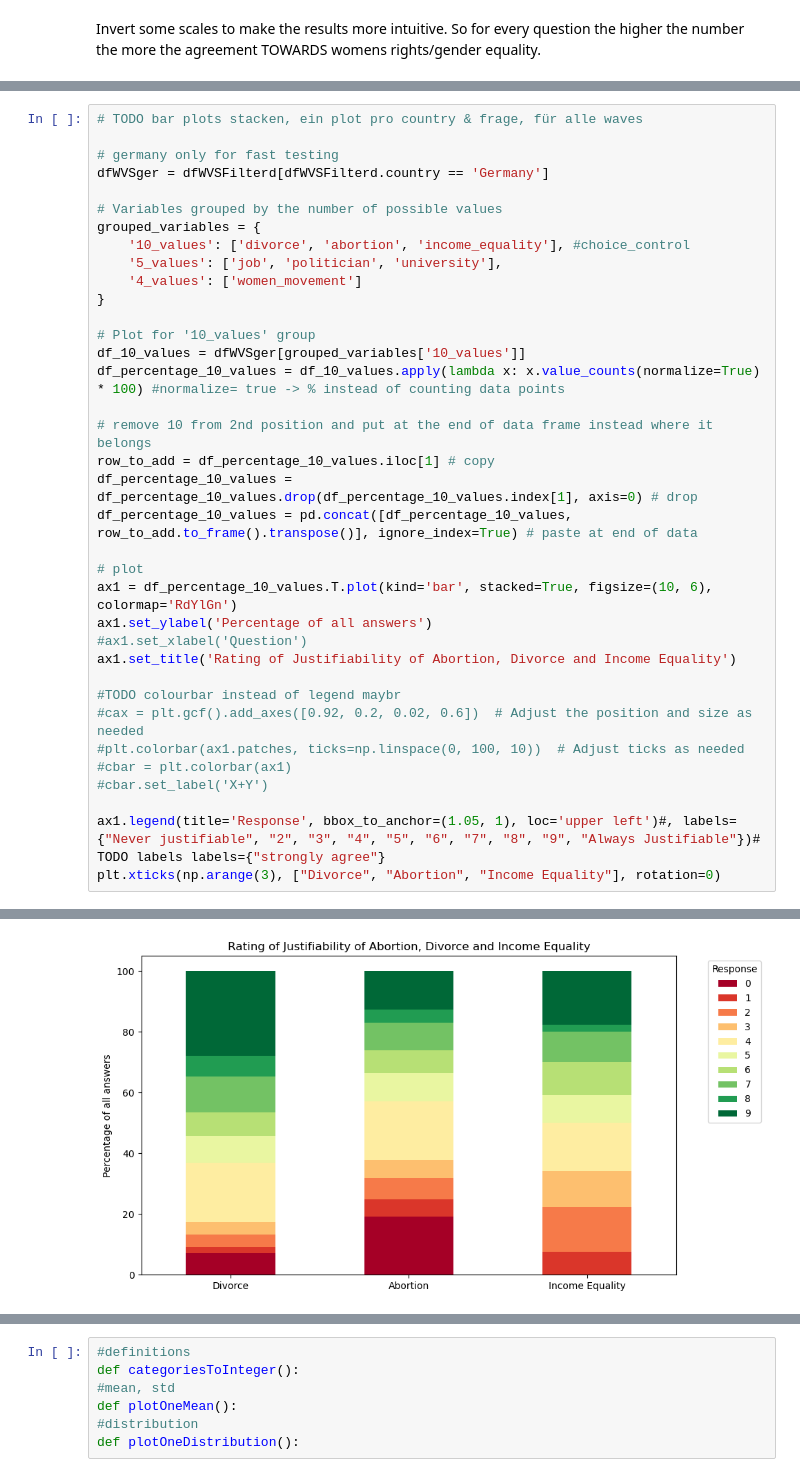
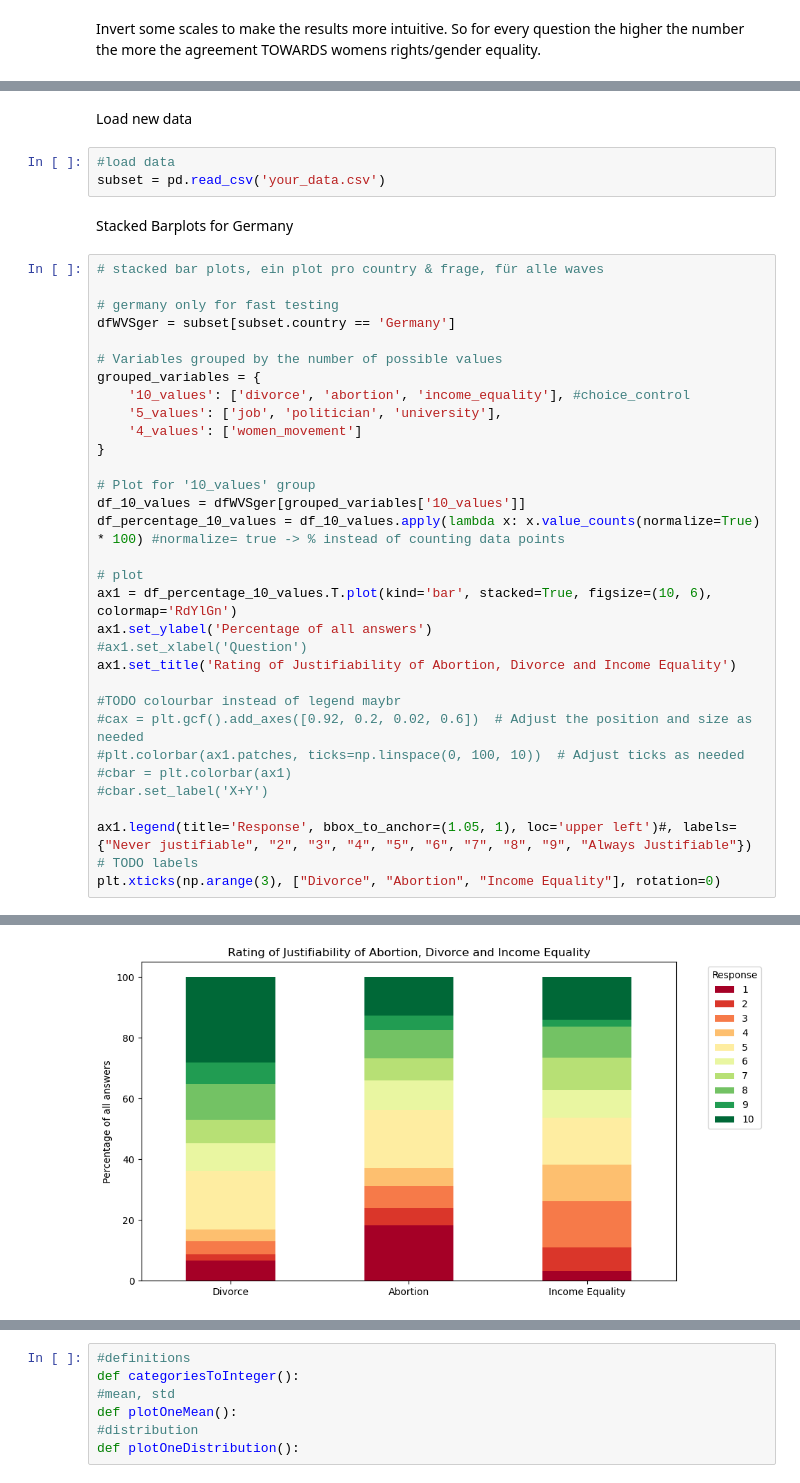
Before and after one commit to BeTheMaster/WorldGenderValues, a Jupyter notebook: src/View_WVS.ipynb, the cells around one changed output, grey strips where cells are left out. Cells and saved outputs as stored; diff of their text form.

Commit message:
opinions overview plots, changed datatype, added subset of data as csv

```diff
--- a/src/View_WVS.ipynb
+++ b/src/View_WVS.ipynb
@@ -218,44 +196,47 @@ dfWVSFilterd['income_equality'] = dfWVSFilterd['income_equality'].replace({1:10,
+# %% [markdown]
+Load new data
+# %%
+#load data
+subset = pd.read_csv('your_data.csv')
+# %% [markdown]
+Stacked Barplots for Germany
 # %%
-# TODO bar plots stacken, ein plot pro country & frage, für alle waves
+# stacked bar plots, ein plot pro country & frage, für alle waves
 
 # germany only for fast testing
-dfWVSger = dfWVSFilterd[dfWVSFilterd.country == 'Germany']
+dfWVSger = subset[subset.country == 'Germany']
 
 # Variables grouped by the number of possible values
 grouped_variables = {
     '10_values': ['divorce', 'abortion', 'income_equality'], #choice_control
     '5_values': ['job', 'politician', 'university'],
     '4_values': ['women_movement']
 }
 
 # Plot for '10_values' group
 df_10_values = dfWVSger[grouped_variables['10_values']]
 df_percentage_10_values = df_10_values.apply(lambda x: x.value_counts(normalize=True) * 100) #normalize= true -> % instead of counting data points
-
-# remove 10 from 2nd position and put at the end of data frame instead where it belongs
-row_to_add = df_percentage_10_values.iloc[1] # copy
-df_percentage_10_values = df_percentage_10_values.drop(df_percentage_10_values.index[1], axis=0) # drop
-df_percentage_10_values = pd.concat([df_percentage_10_values, row_to_add.to_frame().transpose()], ignore_index=True) # paste at end of data
 
 # plot
 ax1 = df_percentage_10_values.T.plot(kind='bar', stacked=True, figsize=(10, 6), colormap='RdYlGn')
 ax1.set_ylabel('Percentage of all answers')
 #ax1.set_xlabel('Question')
 ax1.set_title('Rating of Justifiability of Abortion, Divorce and Income Equality')
 
 #TODO colourbar instead of legend maybr
 #cax = plt.gcf().add_axes([0.92, 0.2, 0.02, 0.6])  # Adjust the position and size as needed
 #plt.colorbar(ax1.patches, ticks=np.linspace(0, 100, 10))  # Adjust ticks as needed
 #cbar = plt.colorbar(ax1)
 #cbar.set_label('X+Y')
 
-ax1.legend(title='Response', bbox_to_anchor=(1.05, 1), loc='upper left')#, labels={"Never justifiable", "2", "3", "4", "5", "6", "7", "8", "9", "Always Justifiable"})# TODO labels labels={"strongly agree"}
+ax1.legend(title='Response', bbox_to_anchor=(1.05, 1), loc='upper left')#, labels={"Never justifiable", "2", "3", "4", "5", "6", "7", "8", "9", "Always Justifiable"})
+# TODO labels
 plt.xticks(np.arange(3), ["Divorce", "Abortion", "Income Equality"], rotation=0)
 # %% [output]
 ([<matplotlib.axis.XTick at 0x...>,
   <matplotlib.axis.XTick at 0x...>,
   <matplotlib.axis.XTick at 0x...>],
  [Text(0, 0, 'Divorce'),
   Text(1, 0, 'Abortion'),
   Text(2, 0, 'Income Equality')])
-[figure, old version]
+[figure, new version]
```
Also changed, not shown: parts of 21 cells of this notebook, 1 other file.
